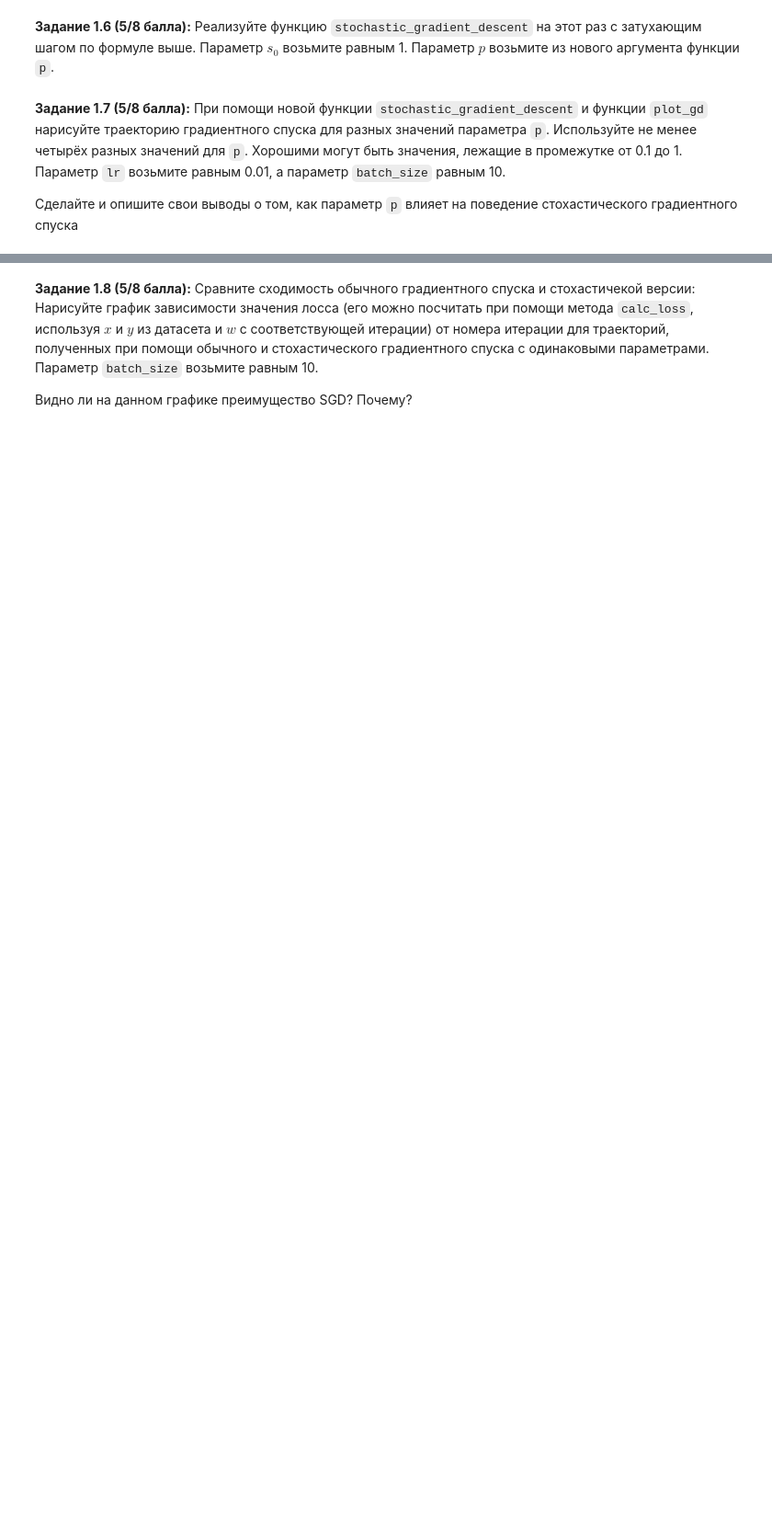
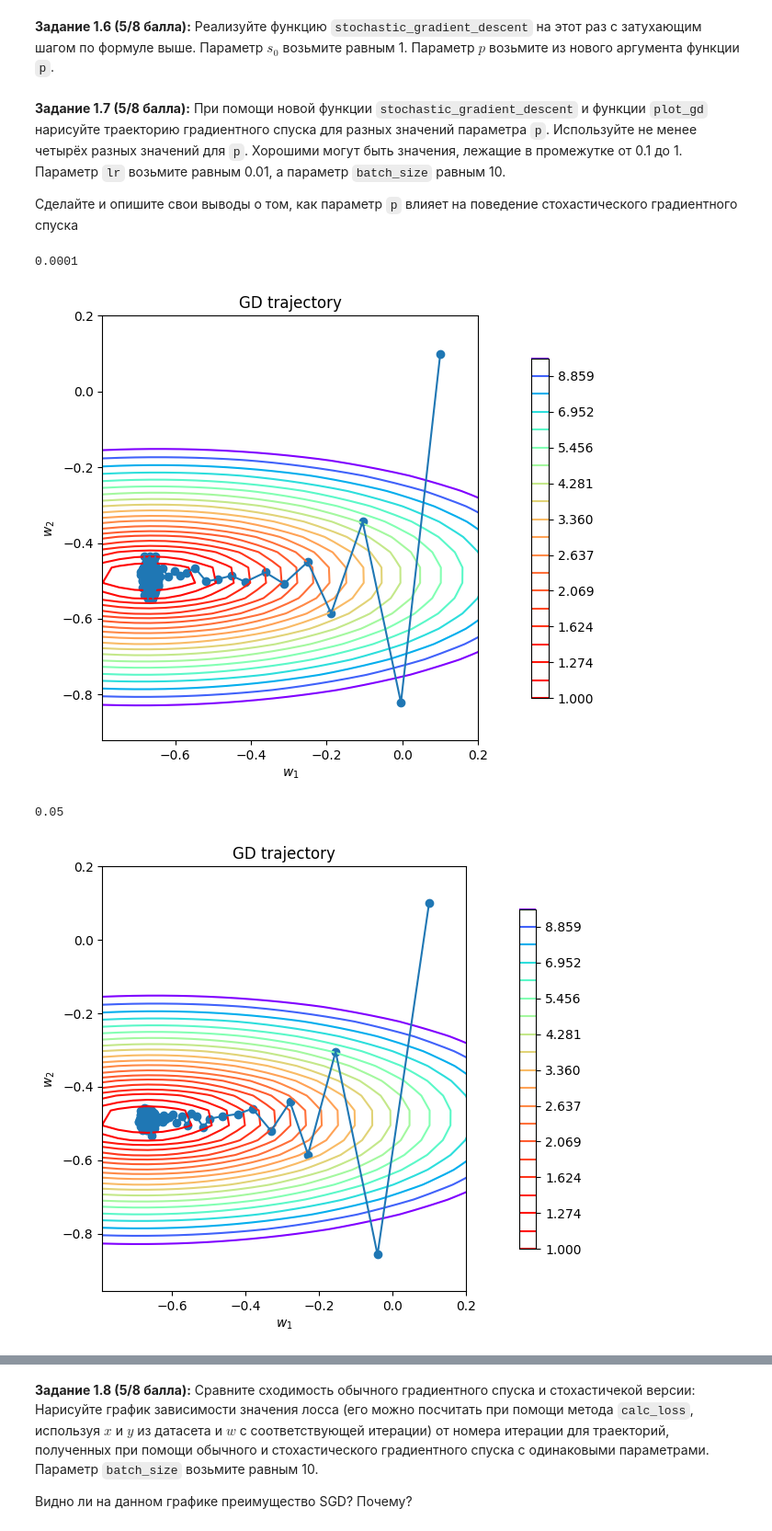
Before and after one commit to ArsenySal/ML-1-data-mining-minor-, a Jupyter notebook: hw/hw05_gd.ipynb, the cells around one changed output, grey strips where cells are left out. Shown at 92% size. Cells and saved outputs as stored; diff of their text form; code cells hidden in the pictures; blank space fills up the shorter version.

```diff
--- a/hw/hw05_gd.ipynb
+++ b/hw/hw05_gd.ipynb
@@ -337,7 +402,14 @@ def stochastic_gradient_descent(
     :param n_iterations: int -- сколько итераций делать
     :return: Список из n_iterations объектов np.ndarray размера (n_features,) -- история весов на каждом шаге
     """
-    # -- YOUR CODE HERE --
+    a = [w_init]
+    for i in range(n_iterations):
+        index_batch = np.random.choice(X.shape[0], size=batch_size, replace=False)
+        eta = lr * (1 / (1 + i)) ** p
+        w_new = w_init - eta * loss.calc_grad(X[index_batch,:], y[index_batch], w_init)
+        a.append(w_new)
+        w_init = w_new
+    return a
 # %% [markdown]
 **Задание 1.7 (5/8 балла):** При помощи новой функции `stochastic_gradient_descent` и функции `plot_gd` нарисуйте траекторию градиентного спуска для разных значений параметра `p`. Используйте не менее четырёх разных значений для `p`. Хорошими могут быть значения, лежащие в промежутке от 0.1 до 1.
 Параметр `lr` возьмите равным 0.01, а параметр `batch_size` равным 10.
@@ -347,0 +418,12 @@ def stochastic_gradient_descent(
+# %%
+w_init = np.array([.1, .1])
+loss = MSELoss()
+for i in [0.0001, 0.05, 0.3, 1, 2]:
+    print(i)
+    w_list = stochastic_gradient_descent(w_init, X, y, loss, lr=0.01, batch_size=100, p=i)
+    plot_gd(w_list, X, y, loss)
+# %% [output]
+0.0001
+[figure, added]
+0.05
+[figure, added]
```
Also changed, not shown: parts of 41 cells of this notebook.
